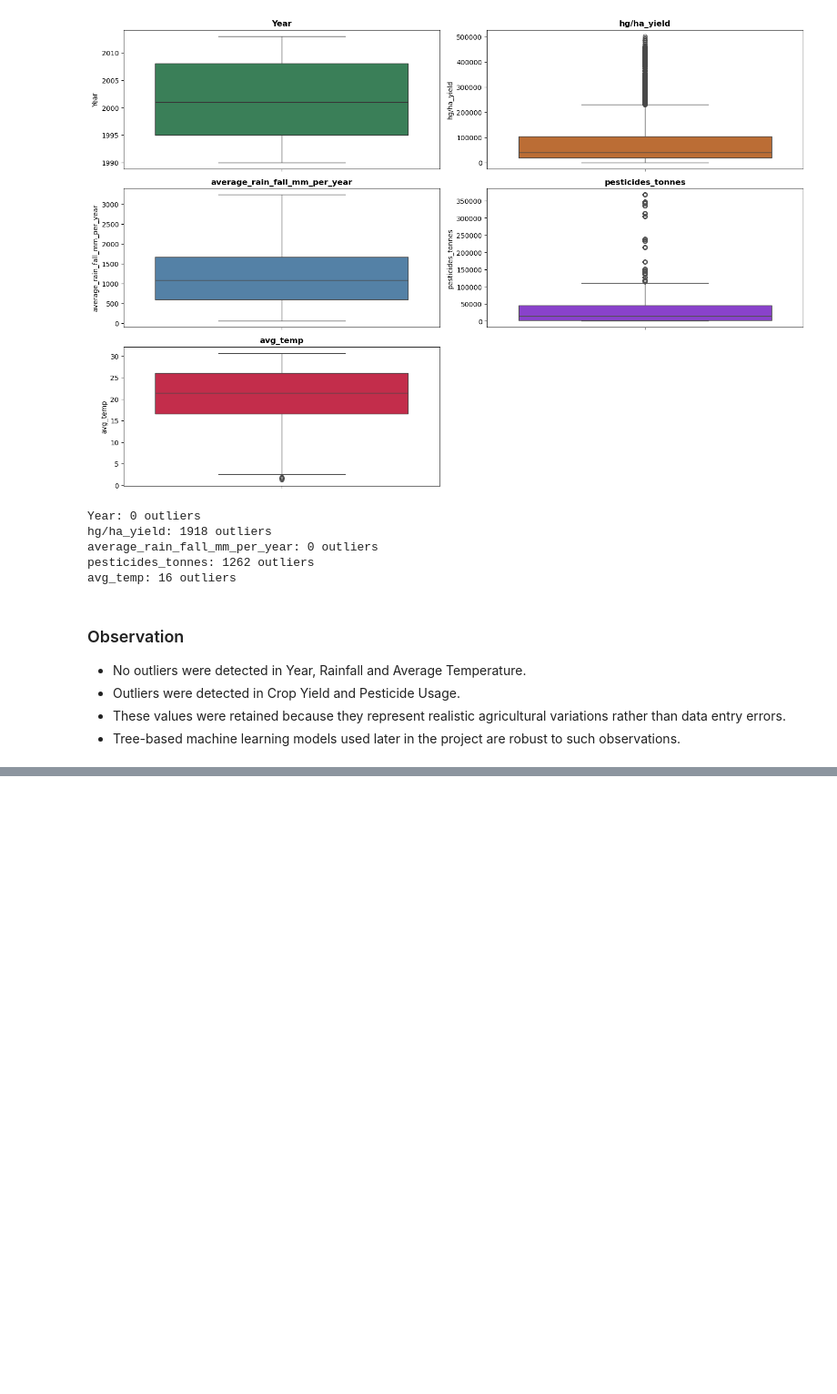
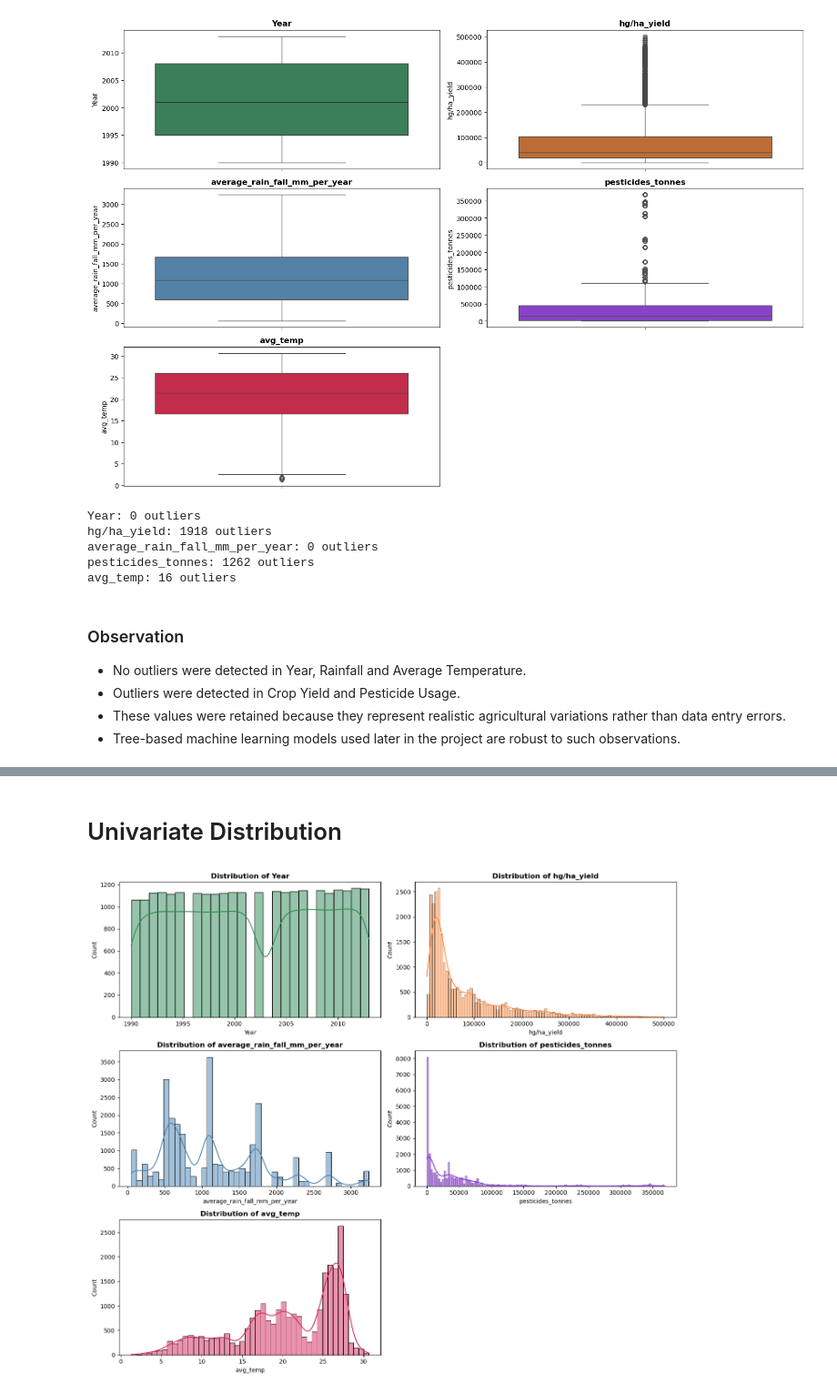
Before and after one commit to nidhi-yadav20799/CropYield-Predictor-Agricultural-Intelligence, a Jupyter notebook: notebooks/01_Data_Loading.ipynb, the cells around one changed output, grey strips where cells are left out. Shown at 91% size. Cells and saved outputs as stored; diff of their text form; code cells hidden in the pictures; blank space fills up the shorter version.

Commit message:
Complete Day 1-4: Data validation, cleaning and exploratory data analysis

```diff
--- a/notebooks/01_Data_Loading.ipynb
+++ b/notebooks/01_Data_Loading.ipynb
@@ -320,0 +330,8 @@ df_clean.to_csv(
+# %%
+import pandas as pd
+import matplotlib.pyplot as plt
+import seaborn as sns
+
+df = pd.read_csv("../data/processed/cleaned_crop_yield.csv")
+
+df.head()
@@ -320,0 +361,33 @@ df_clean.to_csv(
+# %% [markdown]
+# Univariate Distribution
+# %%
+num_cols = [
+    "Year",
+    "hg/ha_yield",
+    "average_rain_fall_mm_per_year",
+    "pesticides_tonnes",
+    "avg_temp"
+]
+
+colors = ["#2E8B57","#FF8C42","#4682B4","#8A2BE2","#D7265A"]
+
+fig, axes = plt.subplots(3,2,figsize=(14,12))
+axes = axes.flatten()
+
+for i,col in enumerate(num_cols):
+    sns.histplot(
+        df[col],
+        kde=True,
+        color=colors[i],
+        ax=axes[i]
+    )
+    axes[i].set_title(f"Distribution of {col}",
+                      fontsize=12,
+                      fontweight="bold")
+
+axes[-1].axis("off")
+
+plt.tight_layout()
+plt.show()
+# %% [output]
+[figure, added]
```
Also changed, not shown: parts of 23 cells of this notebook, 8 other files.
